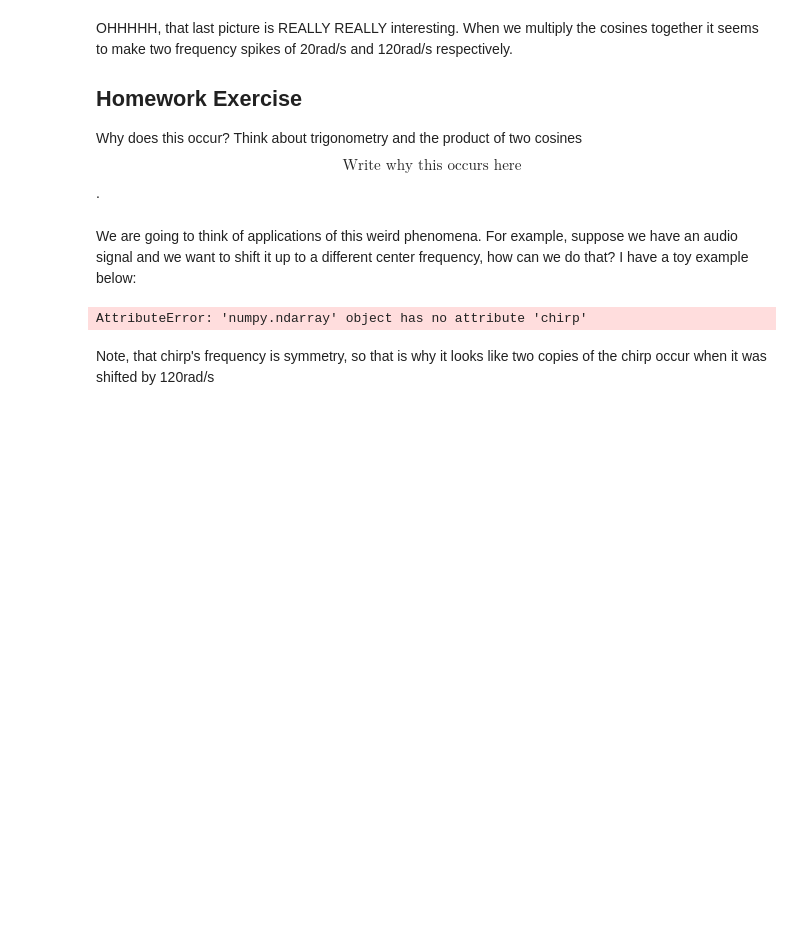
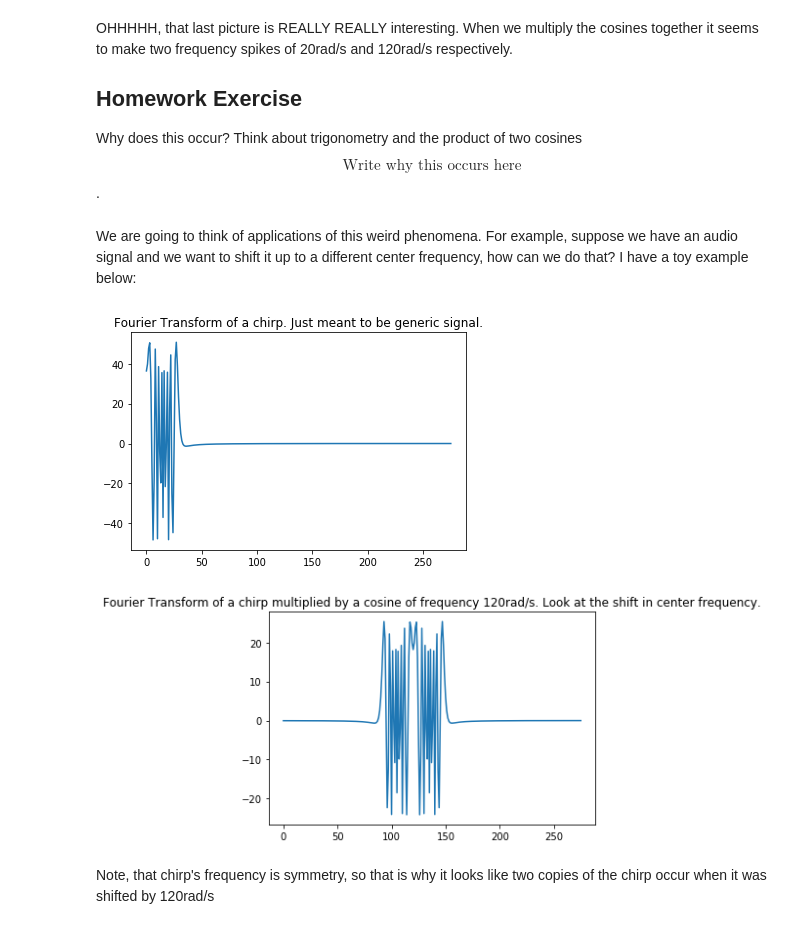
Before and after one commit to alexsludds/MIT-6.058-Notebook, a Jupyter notebook: 2 - Correlation and Convolution.ipynb, the cells around one changed output. Saved outputs shown, nothing was run; the diff lists cells and outputs as text; code cells hidden in the pictures; blank space fills up the shorter version.

```diff
--- a/2 - Correlation and Convolution.ipynb
+++ b/2 - Correlation and Convolution.ipynb
@@ -239,19 +263,20 @@ We are going to think of applications of this weird phenomena.
 For example, suppose we have an audio signal and we want to shift it up to a different center frequency, how can we do that? I have a toy example below:
 # %%
 #starttime =
-chirp = signal.chirp(np.linspace(0,10,550), f0=0, f1=3, t1=10, method='linear')
+chirp = sp.signal.chirp(np.linspace(0,10,550), f0=0, f1=3, t1=10, method='linear')
 plt.figure()
 plt.plot(np.fft.rfft(chirp))
 plt.title("Fourier Transform of a chirp. Just meant to be generic signal.")
 plt.show()
 
 cosmod = make_cosine(a=1.0,k=120,N=len(chirp),ph=0)
 plt.figure()
 plt.plot(np.fft.rfft(chirp*cosmod))
 plt.title("Fourier Transform of a chirp multiplied by a cosine of frequency 120rad/s. Look at the shift in center frequency.")
 plt.show()
 # %% [output]
-AttributeError: 'numpy.ndarray' object has no attribute 'chirp'
+[figure, added]
+[figure, added]
 # %% [markdown]
 Note, that chirp's frequency is symmetry, so that is why it looks like two copies of the chirp occur when it was shifted by 120rad/s
 # %% [markdown]
```
Also changed, not shown: parts of 18 cells of this notebook, 1 other file.
